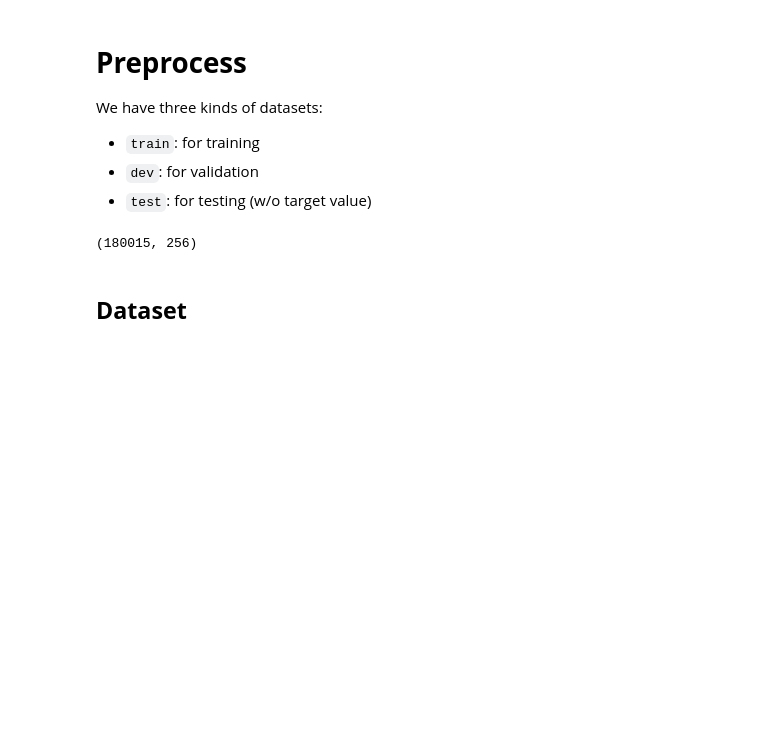
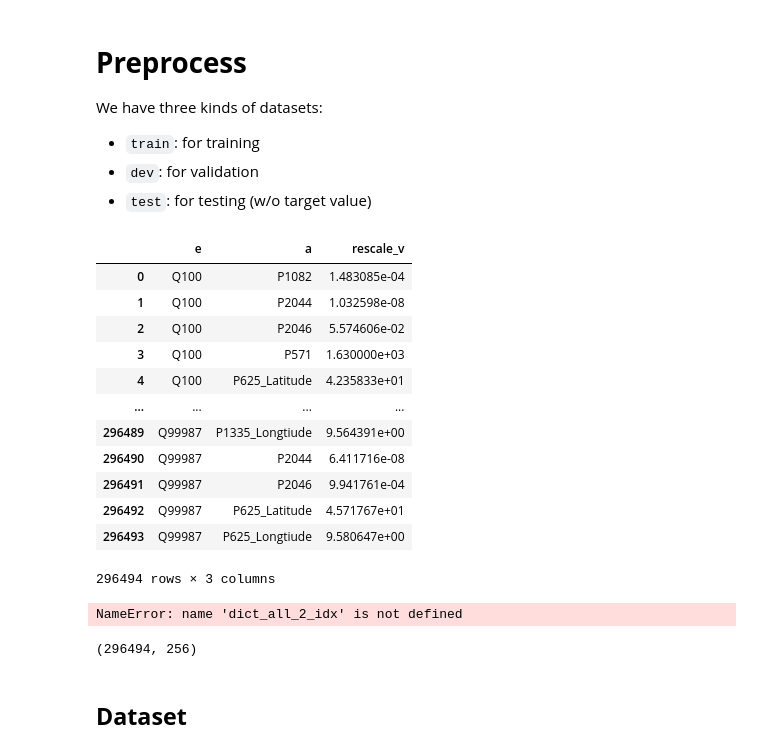
Before and after one commit to tinginde/Kgc-attribute-value-prediction-with-constraints, a Jupyter notebook: baseline/ML2021Spring - HW1.ipynb, the cells around one changed output. Saved outputs shown, nothing was run; the diff lists cells and outputs as text; code cells hidden in the pictures; blank space fills up the shorter version.

```diff
--- a/baseline/ML2021Spring - HW1.ipynb
+++ b/baseline/ML2021Spring - HW1.ipynb
@@ -88,6 +88,22 @@ We have three kinds of datasets:
 * `dev`: for validation
 * `test`: for testing (w/o target value)
 # %%
-attri_data = pd.read_csv('../LiterallyWikidata/files_needed/nogeo_a89')
+attri_data = pd.read_csv('../LiterallyWikidata/files_needed/numeric_literals_final_ver04',sep='\t')
+# %%
+attri_data
+# %% [output]
+|  | e | a | rescale_v |
+| 0 | Q100 | P1082 | 1.483085e-04 |
+| 1 | Q100 | P2044 | 1.032598e-08 |
+| 2 | Q100 | P2046 | 5.574606e-02 |
+| 3 | Q100 | P571 | 1.630000e+03 |
+| 4 | Q100 | P625_Latitude | 4.235833e+01 |
+| ... | ... | ... | ... |
+| 296489 | Q99987 | P1335_Longtiude | 9.564391e+00 |
+| 296490 | Q99987 | P2044 | 6.411716e-08 |
+| 296491 | Q99987 | P2046 | 9.941761e-04 |
+| 296492 | Q99987 | P625_Latitude | 4.571767e+01 |
+| 296493 | Q99987 | P625_Longtiude | 9.580647e+00 |
+296494 rows × 3 columns
 # %%
 x = attri_data[['e','a']].to_numpy()
@@ -95,18 +111,20 @@ y = attri_data['std_v'].to_numpy()
 # %%
-## constraint needed:
-pop_idx = dict_all_2_idx['P1082']
-gdp = dict_all_2_idx['P4010']
-nominal_gdp = dict_all_2_idx['P2131']
-nominal_gdp_per = dict_all_2_idx['P2132']
-gdp_per = dict_all_2_idx['P2299']
-date_of_birth = dict_all_2_idx['P569']
-date_of_death = dict_all_2_idx['P570']
-area = ['P2046']
-# net_profit = dict_all_2_idx['P2295']
-# retirement_age = dict_all_2_idx['P3001']
-# age_of_majority = dict_all_2_idx['P2997']
-# work_start = dict_all_2_idx['P2031']
-# work_end = dict_all_2_idx['P2032']
+# ## constraint needed:
+# pop_idx = dict_all_2_idx['P1082']
+# gdp = dict_all_2_idx['P4010']
+# nominal_gdp = dict_all_2_idx['P2131']
+# nominal_gdp_per = dict_all_2_idx['P2132']
+# gdp_per = dict_all_2_idx['P2299']
+# date_of_birth = dict_all_2_idx['P569']
+# date_of_death = dict_all_2_idx['P570']
+# area = ['P2046']
+# # net_profit = dict_all_2_idx['P2295']
+# # retirement_age = dict_all_2_idx['P3001']
+# # age_of_majority = dict_all_2_idx['P2997']
+# # work_start = dict_all_2_idx['P2031']
+# # work_end = dict_all_2_idx['P2032']
+# %% [output]
+NameError: name 'dict_all_2_idx' is not defined
 # %%
 ## Load pretrain embedding
 emb_ent = torch.load('../LiterallyWikidata/files_needed/pretrained_kge/pretrained_complex_entemb.pt')
@@ -138,7 +154,7 @@ X_trainset, X_testset, y_trainset, y_testset = train_test_split(x_data, y,test_s
 # %%
 x_data.shape
 # %% [output]
-(180015, 256)
+(296494, 256)
 # %% [markdown]
 ## **Dataset**
 # %%
```
Also changed, not shown: parts of 13 cells of this notebook, 4 other files.
